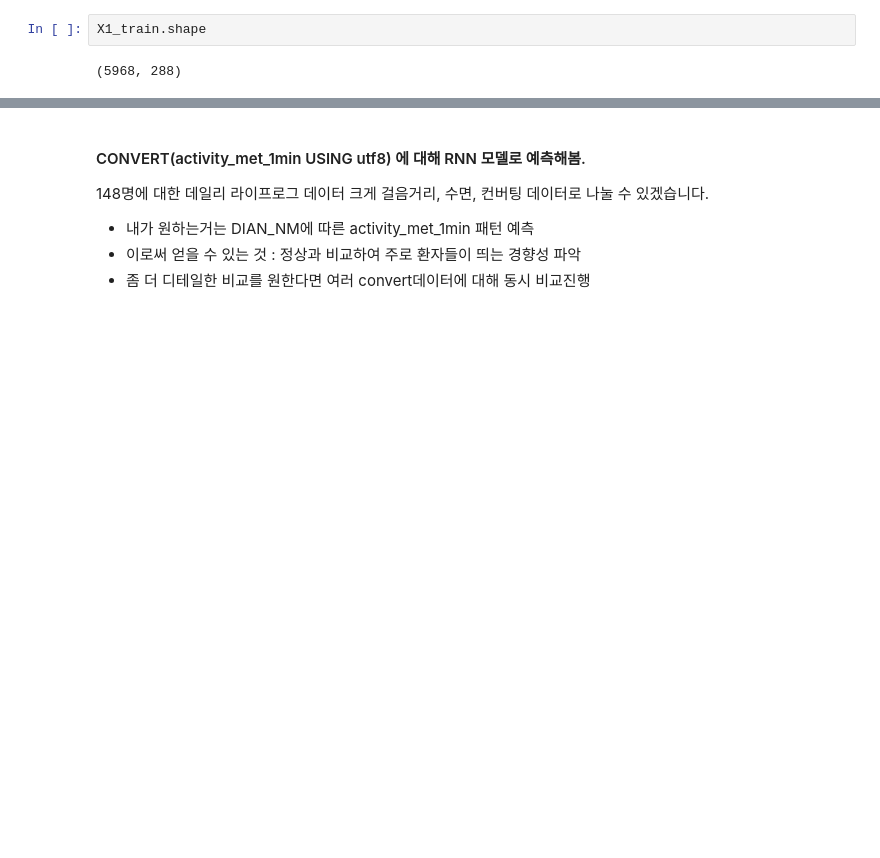
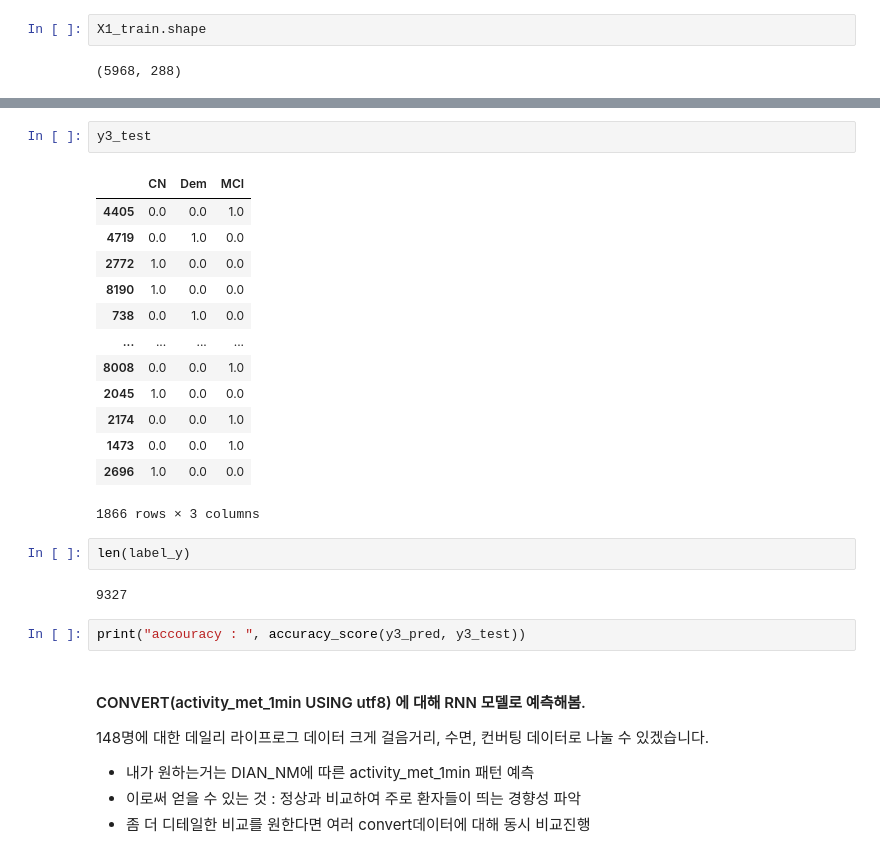
Before and after one commit to NumpyGonHey/Dementia_clf, a Jupyter notebook: sobeeee/baseline_hong-Copy1.ipynb, the cells around one changed output, grey strips where cells are left out. Saved outputs shown, nothing was run; the diff lists cells and outputs as text; blank space fills up the shorter version.

```diff
--- a/sobeeee/baseline_hong-Copy1.ipynb
+++ b/sobeeee/baseline_hong-Copy1.ipynb
@@ -887,3 +760,25 @@ def vanilla_rnn():
+# %%
+y3_test
+# %% [output]
+|  | CN | Dem | MCI |
+| 4405 | 0.0 | 0.0 | 1.0 |
+| 4719 | 0.0 | 1.0 | 0.0 |
+| 2772 | 1.0 | 0.0 | 0.0 |
+| 8190 | 1.0 | 0.0 | 0.0 |
+| 738 | 0.0 | 1.0 | 0.0 |
+| ... | ... | ... | ... |
+| 8008 | 0.0 | 0.0 | 1.0 |
+| 2045 | 1.0 | 0.0 | 0.0 |
+| 2174 | 0.0 | 0.0 | 1.0 |
+| 1473 | 0.0 | 0.0 | 1.0 |
+| 2696 | 1.0 | 0.0 | 0.0 |
+1866 rows × 3 columns
+# %%
+len(label_y)
+# %% [output]
+9327
+# %%
+print("accouracy : ", accuracy_score(y3_pred, y3_test))
 # %% [markdown]
 #### CONVERT(activity_met_1min USING utf8) 에 대해 RNN 모델로 예측해봄.
 
```
Also changed, not shown: parts of 39 cells of this notebook, 3 other files.
